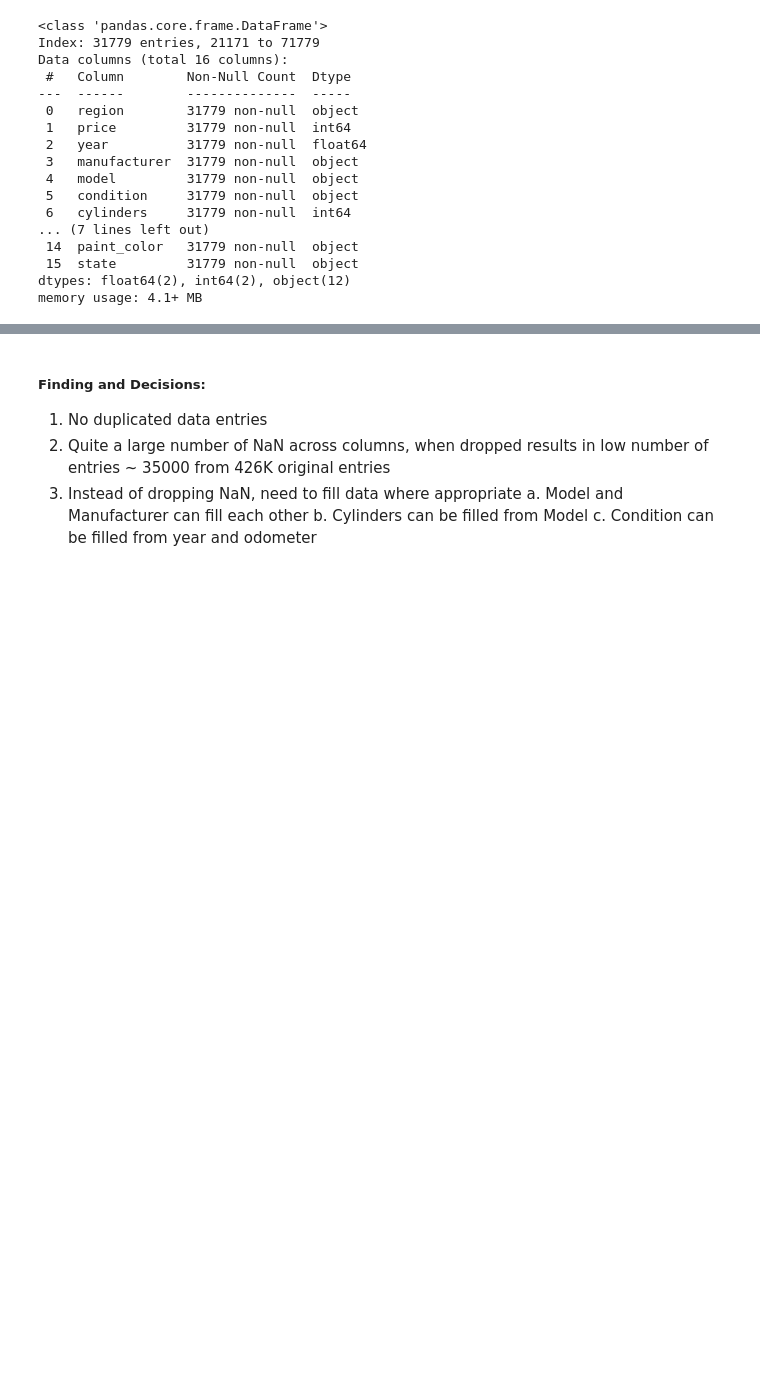
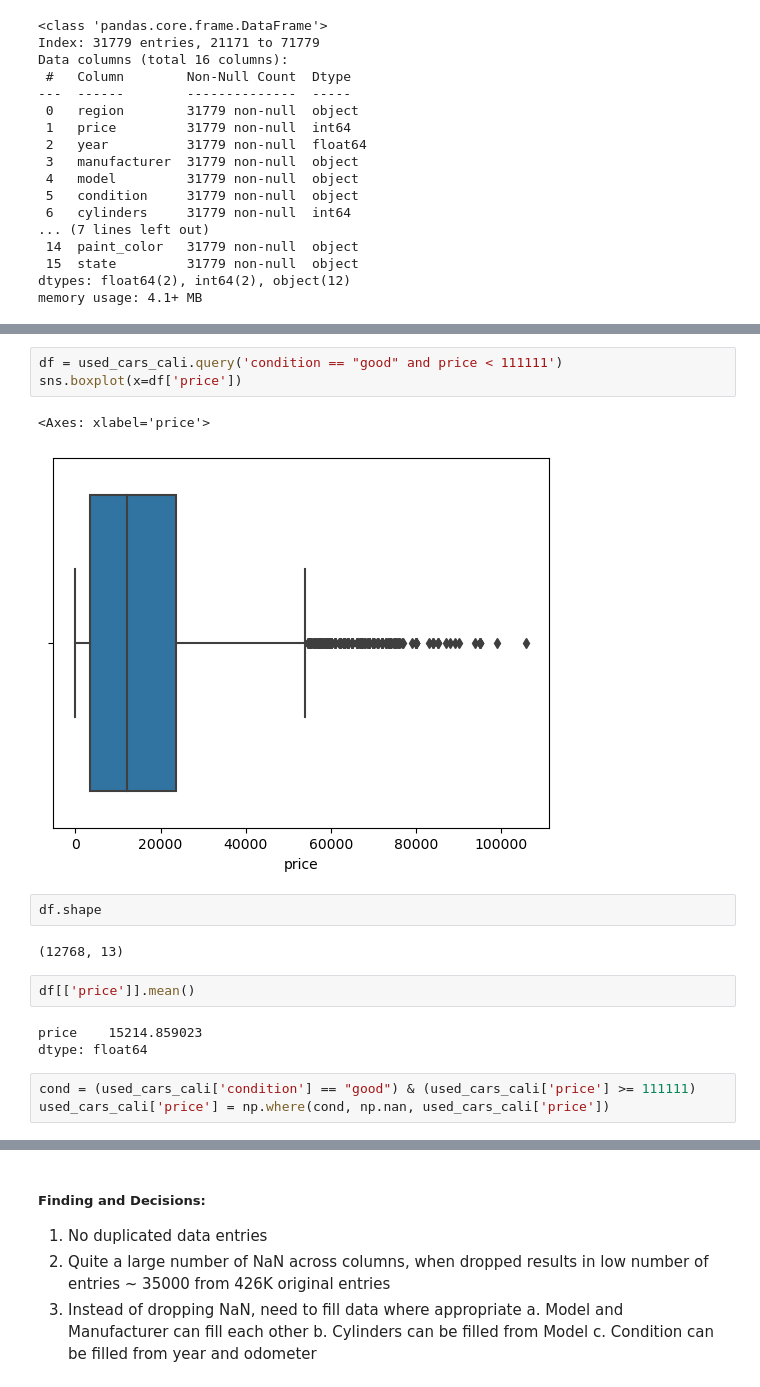
Before and after one commit to archana-rg/ml-practical-apps, a Jupyter notebook: used_car_price/used_car_price.ipynb, the cells around one changed output, grey strips where cells are left out. Saved outputs shown, nothing was run; the diff lists cells and outputs as text; blank space fills up the shorter version.

```diff
--- a/used_car_price/used_car_price.ipynb
+++ b/used_car_price/used_car_price.ipynb
@@ -826,0 +840,18 @@ Name: count, dtype: int64
+# %%
+df = used_cars_cali.query('condition == "good" and price < 111111')
+sns.boxplot(x=df['price'])
+# %% [output]
+<Axes: xlabel='price'>
+[figure, added]
+# %%
+df.shape
+# %% [output]
+(12768, 13)
+# %%
+df[['price']].mean()
+# %% [output]
+price    15214.859023
+dtype: float64
+# %%
+cond = (used_cars_cali['condition'] == "good") & (used_cars_cali['price'] >= 111111)
+used_cars_cali['price'] = np.where(cond, np.nan, used_cars_cali['price'])
```
Also changed, not shown: parts of 29 cells of this notebook.
